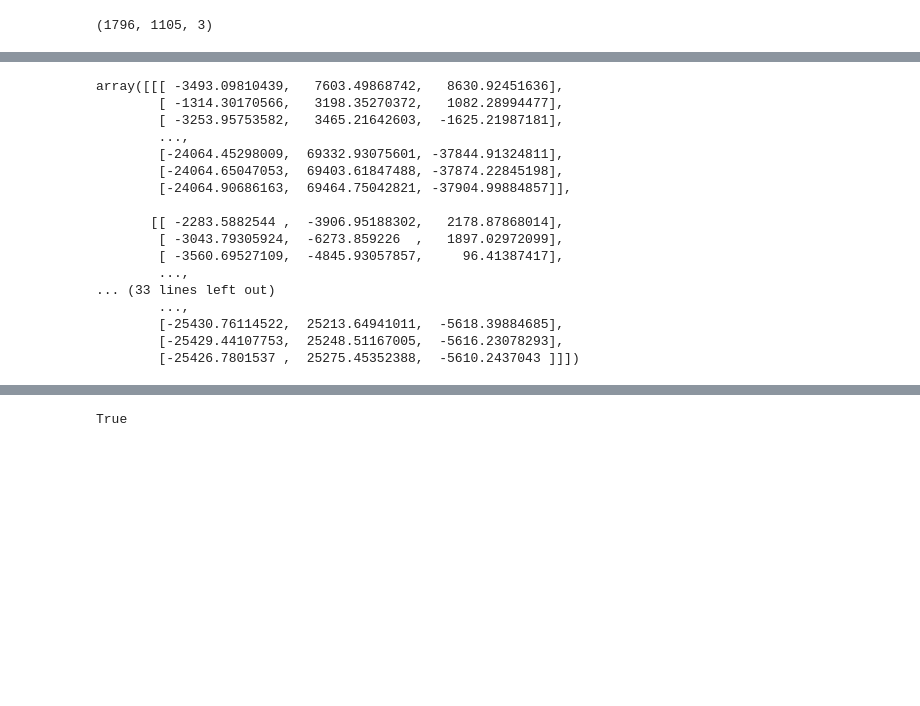
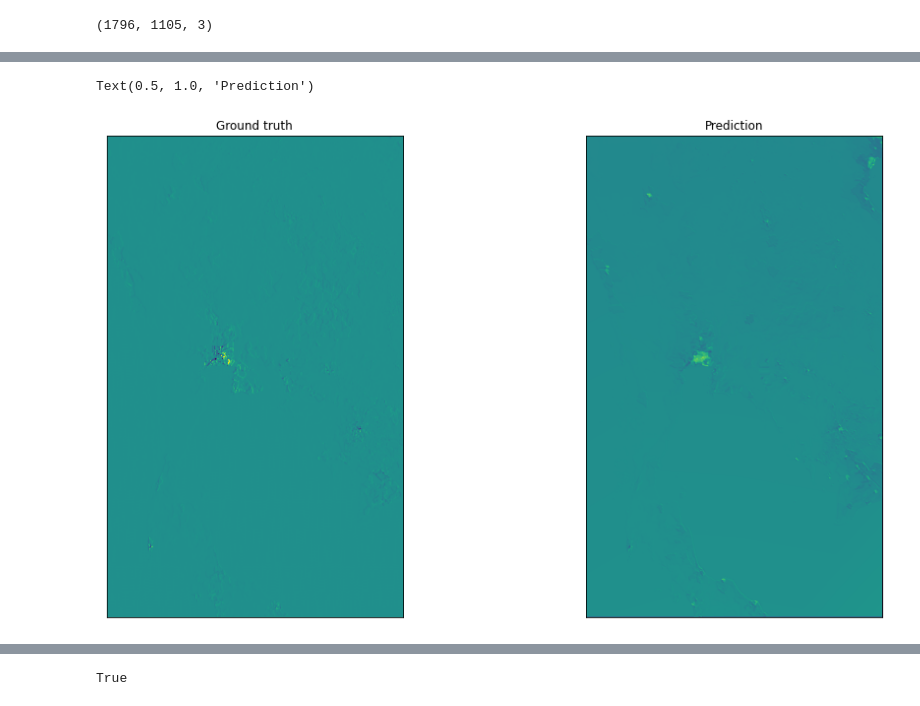
Before and after one commit to olley102/CommunityDetectionURSS, a Jupyter notebook: autoencoder_image_segmentation.ipynb, the cells around one changed output, grey strips where cells are left out. Drawn from its saved outputs; the diff is of its cells as text; code cells hidden in the pictures; blank space fills up the shorter version.

```diff
--- a/autoencoder_image_segmentation.ipynb
+++ b/autoencoder_image_segmentation.ipynb
@@ -283,20 +254,16 @@ Text(0.5, 1.0, 'Prediction')
-# %%
-pred
-# %% [output]
-array([[[ -3493.09810439,   7603.49868742,   8630.92451636],
-        [ -1314.30170566,   3198.35270372,   1082.28994477],
-        [ -3253.95753582,   3465.21642603,  -1625.21987181],
-        ...,
-        [-24064.45298009,  69332.93075601, -37844.91324811],
-        [-24064.65047053,  69403.61847488, -37874.22845198],
-        [-24064.90686163,  69464.75042821, -37904.99884857]],
-
-       [[ -2283.5882544 ,  -3906.95188302,   2178.87868014],
-        [ -3043.79305924,  -6273.859226  ,   1897.02972099],
-        [ -3560.69527109,  -4845.93057857,     96.41387417],
-        ...,
-... (33 lines left out)
-        ...,
-        [-25430.76114522,  25213.64941011,  -5618.39884685],
-        [-25429.44107753,  25248.51167005,  -5616.23078293],
-        [-25426.7801537 ,  25275.45352388,  -5610.2437043 ]]])
+# %%
+fig = plt.figure(figsize=(16, 9))
+ax1 = fig.add_subplot(121)
+im1 = ax1.imshow(uv[0, :, :, 0], vmin=-2, vmax=2)
+ax1.xaxis.set_visible(False)
+ax1.yaxis.set_visible(False)
+ax1.set_title('Ground truth')
+
+ax2 = fig.add_subplot(122)
+im2 = ax2.imshow(pred[..., 1], vmin=-2, vmax=2)
+ax2.xaxis.set_visible(False)
+ax2.yaxis.set_visible(False)
+ax2.set_title('Prediction')
+# %% [output]
+Text(0.5, 1.0, 'Prediction')
+[figure, added]
```
Also changed, not shown: parts of 55 cells of this notebook.
